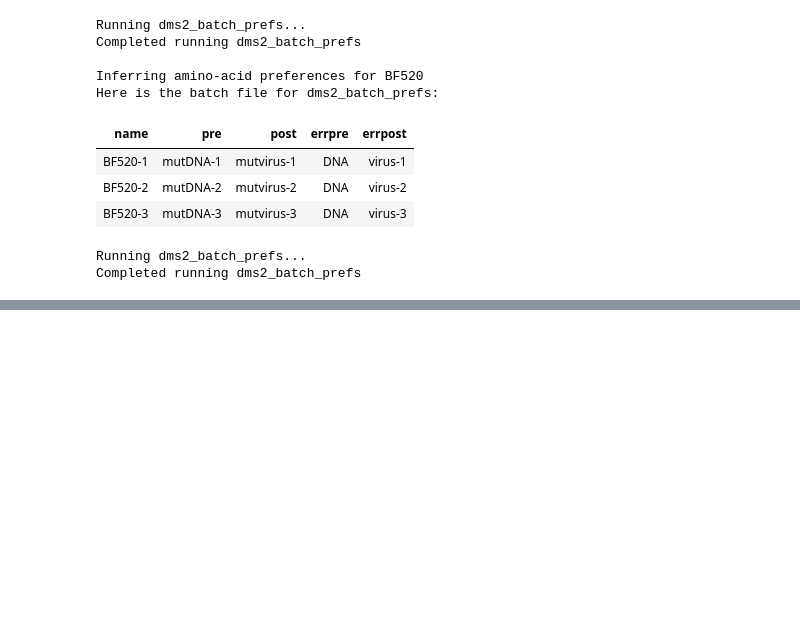
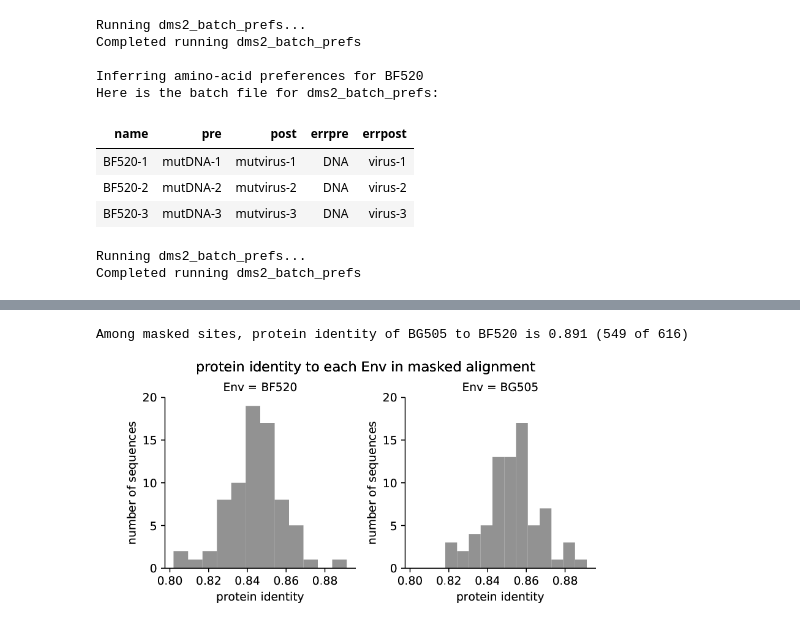
Before and after one commit to jbloomlab/EnvMutationalShiftsPaper, a Jupyter notebook: analysis_code/analysis_notebook.ipynb, the cells around one changed output, grey strips where cells are left out. Drawn from its saved outputs; the diff is of its cells as text; code cells hidden in the pictures; blank space fills up the shorter version.

```diff
--- a/analysis_code/analysis_notebook.ipynb
+++ b/analysis_code/analysis_notebook.ipynb
@@ -525,0 +707,15 @@ Correlation among preferences for BF520:
+# %%
+maskedalignmentfile = os.path.join(aligndir, 'masked_alignment.fasta')
+
+maskedalignment = []
+for s in alignment:
+    maskedalignment.append(Bio.SeqRecord.SeqRecord(
+            Bio.Seq.Seq(''.join([str(s.seq)[3 * (r - 1) : 3 * r] for r in unmaskedsites])),
+            id=s.id,
+            description='',
+            ))
+
+print("The masked alignment consists of {0} sequences each {1} codons long."
+        .format(len(maskedalignment), len(unmaskedsites)))
+Bio.SeqIO.write(maskedalignment, maskedalignmentfile, 'fasta')
+print("Writing this alignment to {0}".format(maskedalignmentfile))
@@ -525,0 +730,32 @@ Correlation among preferences for BF520:
+# %%
+identityplot = os.path.join(aligndir, 'masked_alignment_identity.pdf')
+
+maskedprots = dict([(s.id, s.seq.translate(gap='-')) for s in maskedalignment])
+
+fracidents = dict([(env, []) for env in homologs])
+for (i, env) in enumerate(homologs):
+    maskedenv = maskedprots[env]
+    for (prot_id, prot) in maskedprots.items():
+        if prot_id == env:
+            continue
+        nident = sum([aa == prot[r] for (r, aa) in enumerate(maskedenv)])
+        fracident = nident / len(maskedenv)
+        fracidents[env].append(fracident)
+        if prot_id in homologs[i + 1 :]:
+            print("Among masked sites, protein identity of {0} to {1} is "
+                "{2:.3f} ({3} of {4})".format(env, prot_id,
+                fracident, nident, len(maskedenv)))
+fracidents_df = (pandas.DataFrame(fracidents)
+                 .melt(var_name='Env', value_name='protein identity')
+                 )
+
+p = seaborn.FacetGrid(fracidents_df, col='Env')
+(p.map(plt.hist, 'protein identity', color='gray', bins=12)
+        .set(ylabel='number of sequences'))
+p.fig.suptitle('protein identity to each Env in masked alignment',
+        verticalalignment='bottom')
+p.savefig(identityplot)
+showPDF(identityplot, width=500)
+# %% [output]
+Among masked sites, protein identity of BG505 to BF520 is 0.891 (549 of 616)
+[figure, added]
```
Also changed, not shown: parts of 29 cells of this notebook, 2 other files.
